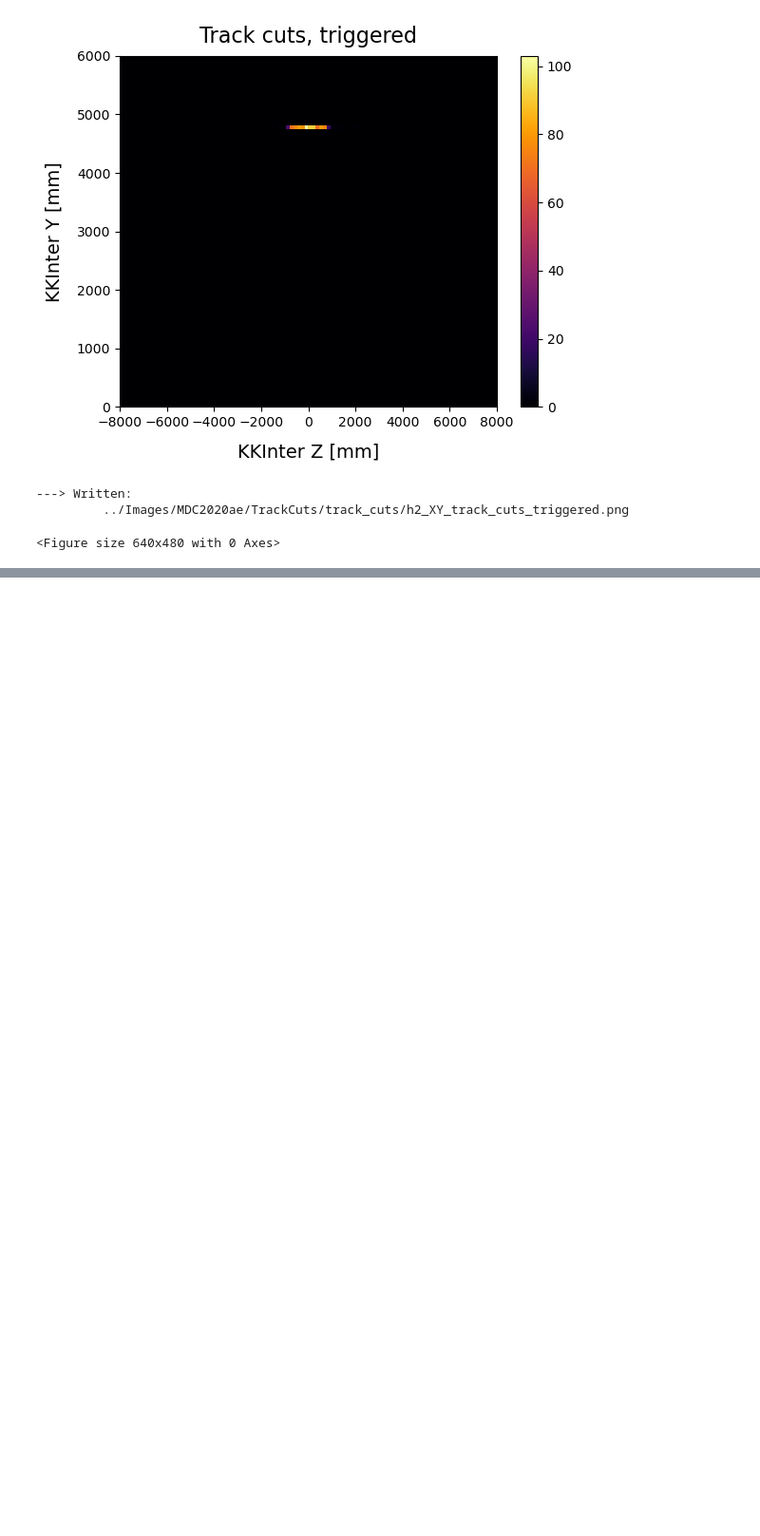
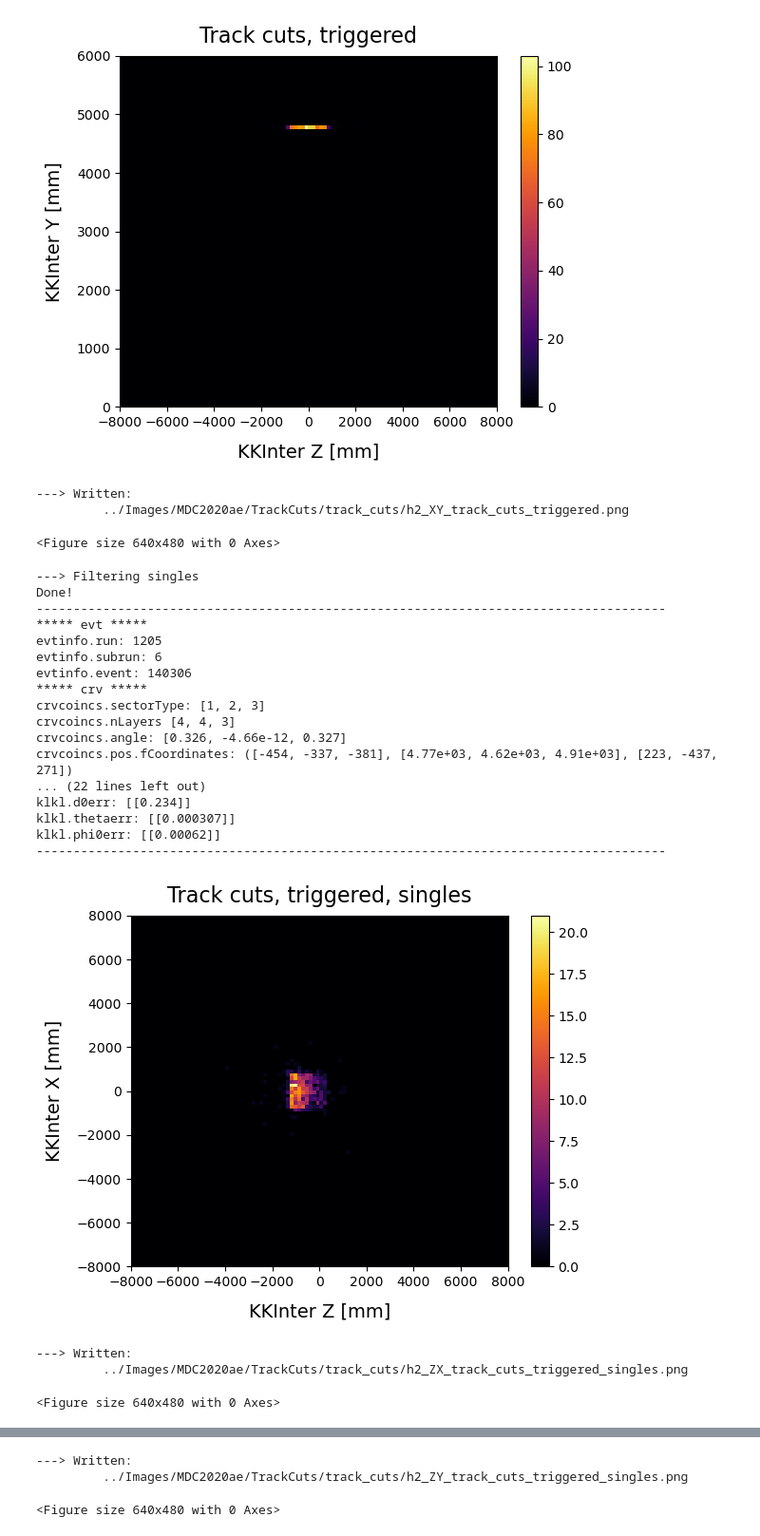
Before and after one commit to sam-grant/CRVSim, a Jupyter notebook: Analyses/Jupyter/TrackCuts.ipynb, the cells around one changed output, grey strips where cells are left out. Shown: that part at 95% size. Saved outputs shown, nothing was run; the diff lists cells and outputs as text; code cells hidden in the pictures; blank space fills up the shorter version.

Commit message:
Adding singles cut.

```diff
--- a/Analyses/Jupyter/TrackCuts.ipynb
+++ b/Analyses/Jupyter/TrackCuts.ipynb
@@ -437,4 +437,79 @@ klkl.phi0err: [[0.00062]]
          ../Images/MDC2020ae/TrackCuts/track_cuts/h2_XY_track_cuts_triggered.png
 <Figure size 640x480 with 0 Axes>
 # %%
-# pr.PrintNEvents(ApplyTrackerCuts(data_, fail=False), 1, showMasks=True)
+'''
+Now introduce the singles cut
+'''
+
+#  Events with ONE coincidence in sectors 2 & 3
+#  AND no more than one coincidence in sector 1 (with default coin conditions)
+def FilterSingles(data_, fail=False, quiet=False):
+
+    if not quiet: print(f"\n---> Filtering singles")
+
+    sector1Condition = data_["crv"]["crvcoincs.sectorType"] == 1
+    sector2Condition = data_["crv"]["crvcoincs.sectorType"] == 2
+    sector3Condition = data_["crv"]["crvcoincs.sectorType"] == 3
+
+    oneOrZeroCoincInMeasurementSector = ak.count(data_["crv"]["crvcoincs.sectorType"][sector1Condition], axis=1) < 2
+    oneCoincInSector2Condition = ak.count(data_["crv"]["crvcoincs.sectorType"][sector2Condition], axis=1) == 1
+    oneCoincInSector3Condition = ak.count(data_["crv"]["crvcoincs.sectorType"][sector3Condition], axis=1) == 1
+
+    data_["oneOrZeroCoincInMeasurementSector"] = oneOrZeroCoincInMeasurementSector
+    data_["oneCoinInTriggerSectors"] = (oneCoincInSector2Condition & oneCoincInSector3Condition)
+    data_["pass_singles"] = (oneOrZeroCoincInMeasurementSector & oneCoincInSector2Condition & oneCoincInSector3Condition)
+
+    if not quiet: print("Done!")
+
+    # Cut on event level
+    if not fail:
+        return data_[data_["pass_singles"]]
+    else:
+        return data_[~data_["pass_singles"]]
+
+track_cuts_triggered_singles_ = FilterSingles(track_cuts_triggered_)
+
+ut.PrintNEvents(track_cuts_triggered_singles_, 1)
+
+Plot2D(x=ak.flatten(track_cuts_triggered_singles_["trkfit"]["klfit"]["pos"]["fCoordinates"]["fZ"], axis=None)#[:1000]
+       , y=ak.flatten(track_cuts_triggered_singles_["trkfit"]["klfit"]["pos"]["fCoordinates"]["fX"], axis=None)#[:1000]
+       , nbinsX=100, xmin=-8000, xmax=8000, nbinsY=100, ymin=-8000, ymax=8000
+       # , xbox_= [-crvDS_len/2, crvDS_len/2], ybox_ =  [-crvDS_wid/2, crvDS_wid/2]
+       , title="Track cuts, triggered, singles", xlabel="KKInter Z [mm]", ylabel="KKInter X [mm]"
+       , fout=f"../Images/{recon}/TrackCuts/{filters_[1]}/h2_ZX_track_cuts_triggered_singles.png")
+
+Plot2D(x=ak.flatten(track_cuts_triggered_singles_["trkfit"]["klfit"]["pos"]["fCoordinates"]["fZ"], axis=None)#[:1000]
+       , y=ak.flatten(track_cuts_triggered_singles_["trkfit"]["klfit"]["pos"]["fCoordinates"]["fY"], axis=None)#[:1000]
+       , nbinsX=100, xmin=-8000, xmax=8000, nbinsY=100, ymin=0, ymax=6000
+       # , xbox_= [-crvDS_len/2, crvDS_len/2], ybox_ =  [-crvDS_wid/2, crvDS_wid/2]
+       , title="Track cuts, triggered, singles", xlabel="KKInter Z [mm]", ylabel="KKInter Y [mm]"
+       , fout=f"../Images/{recon}/TrackCuts/{filters_[1]}/h2_ZY_track_cuts_triggered_singles.png")
+
+Plot2D(x=ak.flatten(track_cuts_triggered_singles_["trkfit"]["klfit"]["pos"]["fCoordinates"]["fX"], axis=None)#[:1000]
+       , y=ak.flatten(track_cuts_triggered_singles_["trkfit"]["klfit"]["pos"]["fCoordinates"]["fY"], axis=None)#[:1000]
+       , nbinsX=100, xmin=-8000, xmax=8000, nbinsY=100, ymin=0, ymax=6000
+       # , xbox_= [-crvDS_len/2, crvDS_len/2], ybox_ =  [-crvDS_wid/2, crvDS_wid/2]
+       , title="Track cuts, triggered, singles", xlabel="KKInter Z [mm]", ylabel="KKInter Y [mm]"
+       , fout=f"../Images/{recon}/TrackCuts/{filters_[1]}/h2_XY_track_cuts_triggered_singles.png")
+# %% [output]
+---> Filtering singles
+Done!
+-------------------------------------------------------------------------------------
+***** evt *****
+evtinfo.run: 1205
+evtinfo.subrun: 6
+evtinfo.event: 140306
+***** crv *****
+crvcoincs.sectorType: [1, 2, 3]
+crvcoincs.nLayers [4, 4, 3]
+crvcoincs.angle: [0.326, -4.66e-12, 0.327]
+crvcoincs.pos.fCoordinates: ([-454, -337, -381], [4.77e+03, 4.62e+03, 4.91e+03], [223, -437, 271])
+... (22 lines left out)
+klkl.d0err: [[0.234]]
+klkl.thetaerr: [[0.000307]]
+klkl.phi0err: [[0.00062]]
+-------------------------------------------------------------------------------------
+[figure, added]
+---> Written:
+         ../Images/MDC2020ae/TrackCuts/track_cuts/h2_ZX_track_cuts_triggered_singles.png
+<Figure size 640x480 with 0 Axes>
@@ -440,0 +517,3 @@ klkl.phi0err: [[0.00062]]
+---> Written:
+         ../Images/MDC2020ae/TrackCuts/track_cuts/h2_ZY_track_cuts_triggered_singles.png
+<Figure size 640x480 with 0 Axes>
```
Also changed, not shown: parts of 2 cells of this notebook.
